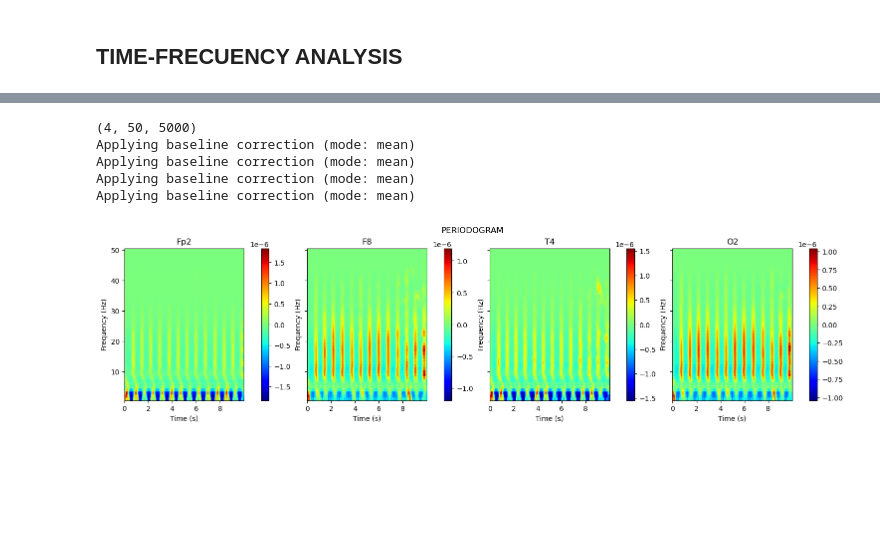
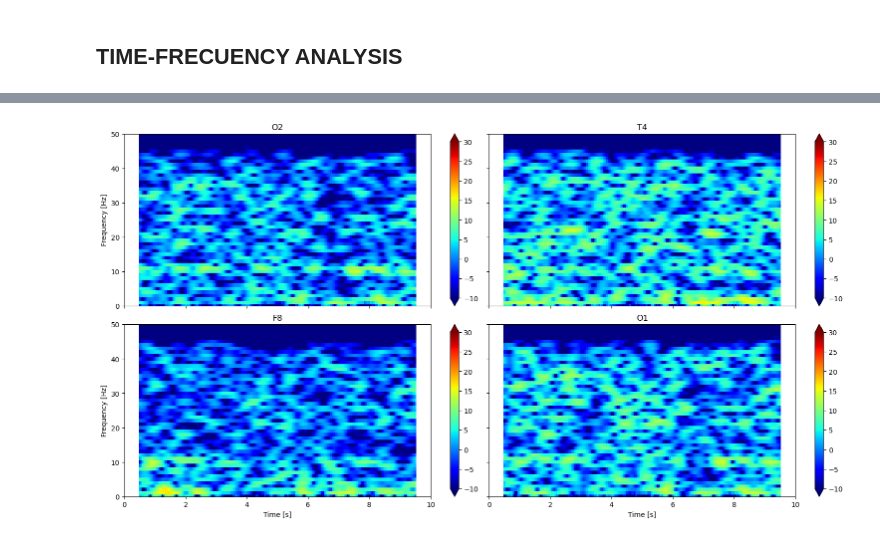
Before and after one commit to EloySerrudo/EEG_Project, a Jupyter notebook: bin/EDA_EEG.ipynb, the cells around one changed output, grey strips where cells are left out. Drawn from its saved outputs; the diff is of its cells as text; code cells hidden in the pictures; blank space fills up the shorter version.

```diff
--- a/bin/EDA_EEG.ipynb
+++ b/bin/EDA_EEG.ipynb
@@ -244,0 +221,13 @@ Plotting power spectral density (dB=True).
+# %%
+fig, axs = plt.subplots(2, 2, figsize=(15, 8), sharex=True, sharey=True, layout="constrained")
+
+for i in range(2):
+    axs[i, 0].set_ylabel('Frequency [Hz]')
+    axs[1, i].set_xlabel('Time [s]')        # ... and label the axes
+    for j in range(2):
+        axs[i, j].set_ylim([0, 40])             # ... set the frequency range,
+        axs[i, j].set_xlim([0, 30])             # ... set the frequency range,
+        axs[i, j].set_title(channels[j + 2 * i])
+        pcm = axs[i, j].pcolormesh(t, f, Sxx[j + 2 * i] ** 2, cmap='jet')
+        pcm.set_clim(0, 3)
+        fig.colorbar(mappable=pcm, ax=axs[i,j], extend='both')
@@ -245,24 +236,40 @@ Plotting power spectral density (dB=True).
+# %%
+f, t, Sxx = scipy.signal.spectrogram(
+    x2,                  # Provide the signal,
+    fs=fs,                # ... the sampling frequency,
+    window='hann',
+    nperseg=interval,     # ... the length of a segment,
+    noverlap=overlap)     # ... the number of samples to overlap,
+Sxx = 10 * np.log10(Sxx)
+# %%
+fig, axs = plt.subplots(2, 2, figsize=(15, 8), sharex=True, sharey=True, layout="constrained")
+
+for i in range(2):
+    axs[i, 0].set_ylabel('Frequency [Hz]')
+    axs[1, i].set_xlabel('Time [s]')        # ... and label the axes
+    for j in range(2):
+        axs[i, j].set_ylim([0, 50])             # ... set the frequency range,
+        axs[i, j].set_xlim([0, 10])             # ... set the frequency range,
+        axs[i, j].set_title(channels[j + 2 * i])
+        pcm = axs[i, j].pcolormesh(t, f, Sxx[j + 2 * i], cmap='jet')
+        pcm.set_clim(-10, 30)
+        fig.colorbar(mappable=pcm, ax=axs[i,j], extend='both')
+# %% [output]
+[figure, added]
 # %%
-# Definir parámetros para la TFR
-freqs = np.arange(1, 51, 1)  # Frecuencias de interés
-n_cycles = freqs / 2.  # Número de ciclos por frecuencia
-time_bandwidth = 2.0
-cmap = plt.cm.YlOrBr
+# # Definir parámetros para la TFR
+# freqs = np.arange(1, 51, 1)  # Frecuencias de interés
+# n_cycles = freqs / 2.  # Número de ciclos por frecuencia
+# time_bandwidth = 2.0
+# cmap = plt.cm.YlOrBr
 
-eeg_TFR_f_2 = eeg_raw_f_2.compute_tfr(method='multitaper', freqs=freqs, picks='data', output='power', verbose=True,
-                                      n_cycles=n_cycles, time_bandwidth=time_bandwidth)
-print(eeg_TFR_f_2.shape)
-# Visualizar TFR
-fig, axs = plt.subplots(1, 4, figsize=(15, 4), sharey=True, layout="constrained")
+# eeg_TFR_f_2 = eeg_raw_f_2.compute_tfr(method='multitaper', freqs=freqs, picks='data', output='power', verbose=True,
+#                                       n_cycles=n_cycles, time_bandwidth=time_bandwidth)
+# print(eeg_TFR_f_2.shape)
+# # Visualizar TFR
+# fig, axs = plt.subplots(1, 4, figsize=(15, 4), sharey=True, layout="constrained")
 
-for i, (ax, title) in enumerate(zip(axs, ['Fp2','F8','T4','O2'])):
-    ax.set_title(title)
-    eeg_TFR_f_2.plot([i], baseline=(0, 1), mode='mean', cmap='jet', colorbar=True, title="PERIODOGRAM", axes=ax, show=False)
+# for i, (ax, title) in enumerate(zip(axs, ['Fp2','F8','T4','O2'])):
+#     ax.set_title(title)
+#     eeg_TFR_f_2.plot([i], baseline=(0, 1), mode='mean', cmap='jet', colorbar=True, title="PERIODOGRAM", axes=ax, show=False)
-# %% [output]
-(4, 50, 5000)
-Applying baseline correction (mode: mean)
-Applying baseline correction (mode: mean)
-Applying baseline correction (mode: mean)
-Applying baseline correction (mode: mean)
-[figure, removed]
 # %%
```
Also changed, not shown: parts of 40 cells of this notebook.
